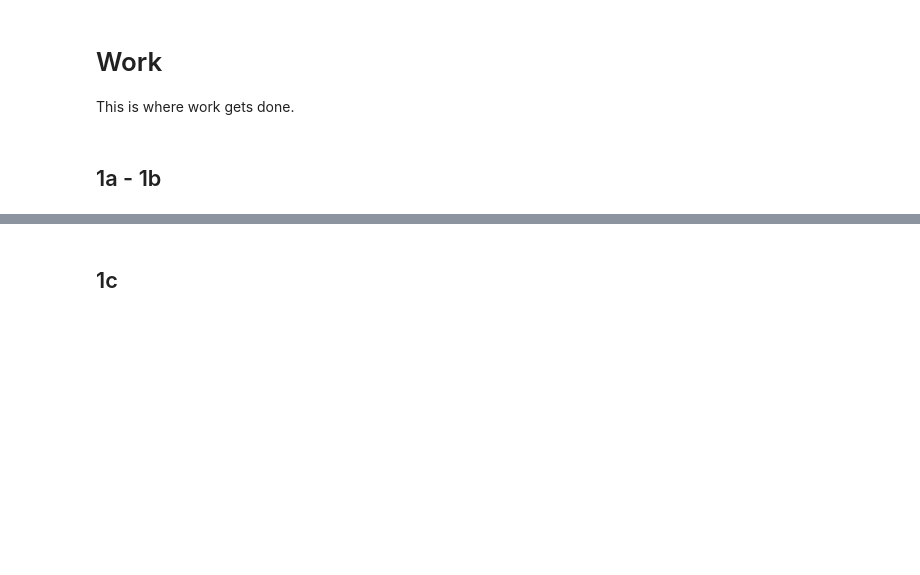
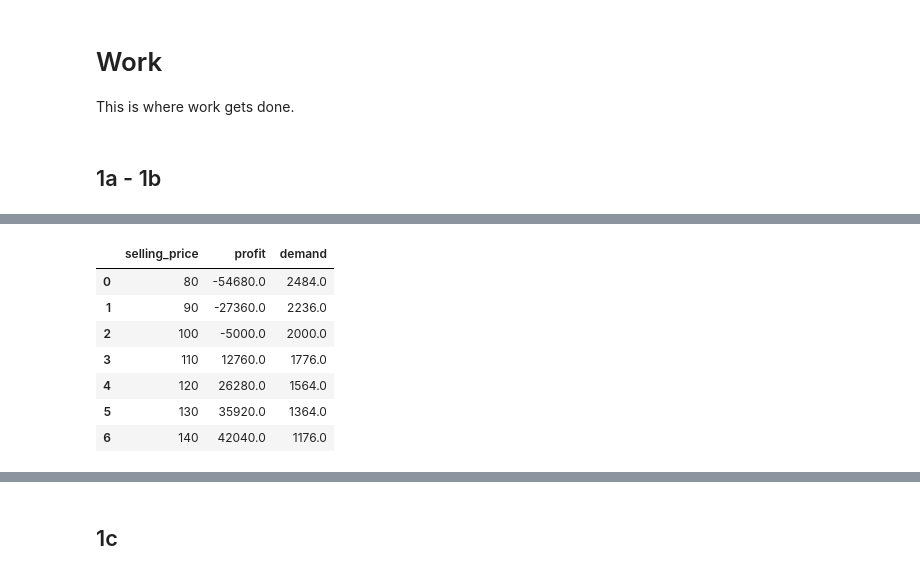
Before and after one commit to Chayammi/Hw2_CY, a Jupyter notebook: hw2_files_s23/HW2-CY.ipynb, the cells around one changed output, grey strips where cells are left out. Cells and saved outputs as stored; diff of their text form; code cells hidden in the pictures; blank space fills up the shorter version.

```diff
--- a/hw2_files_s23/HW2-CY.ipynb
+++ b/hw2_files_s23/HW2-CY.ipynb
@@ -103,0 +67,11 @@ $140          | 42040.00
+# %%
+data_table
+# %% [output]
+|  | selling_price | profit | demand |
+| 0 | 80 | -54680.0 | 2484.0 |
+| 1 | 90 | -27360.0 | 2236.0 |
+| 2 | 100 | -5000.0 | 2000.0 |
+| 3 | 110 | 12760.0 | 1776.0 |
+| 4 | 120 | 26280.0 | 1564.0 |
+| 5 | 130 | 35920.0 | 1364.0 |
+| 6 | 140 | 42040.0 | 1176.0 |
```
Also changed, not shown: parts of 10 cells of this notebook.
